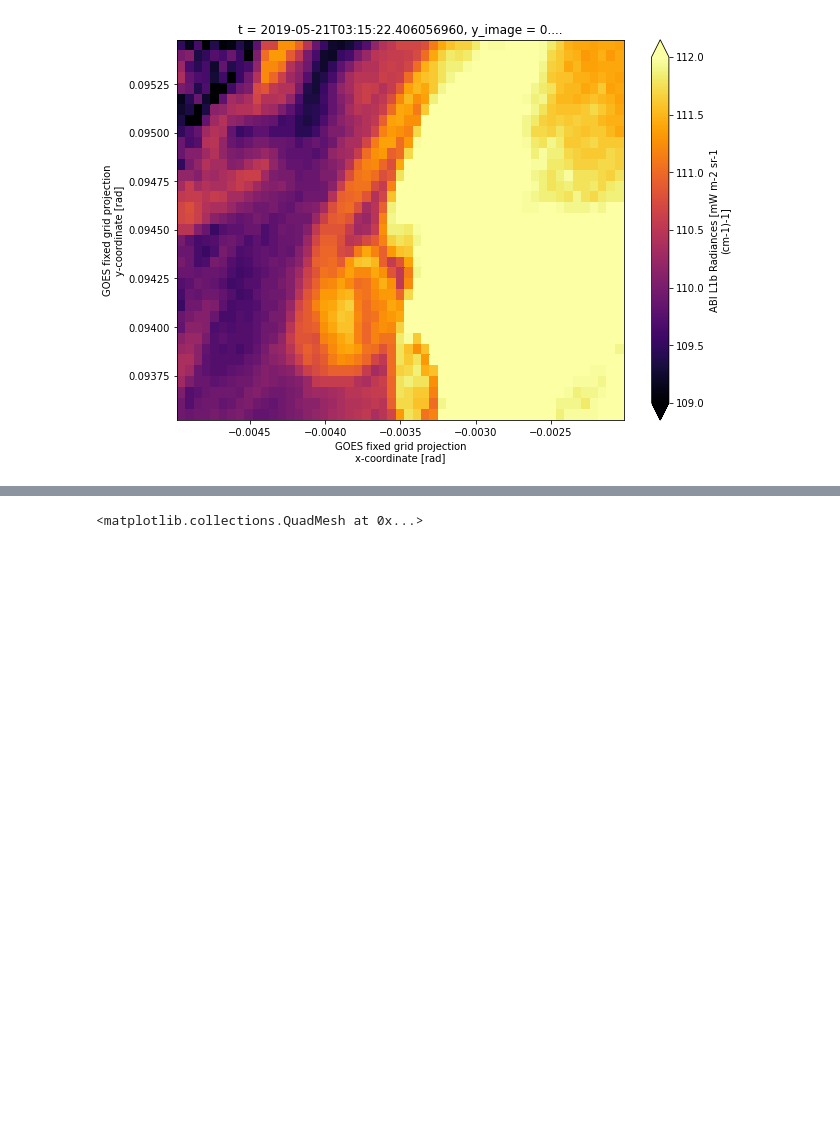
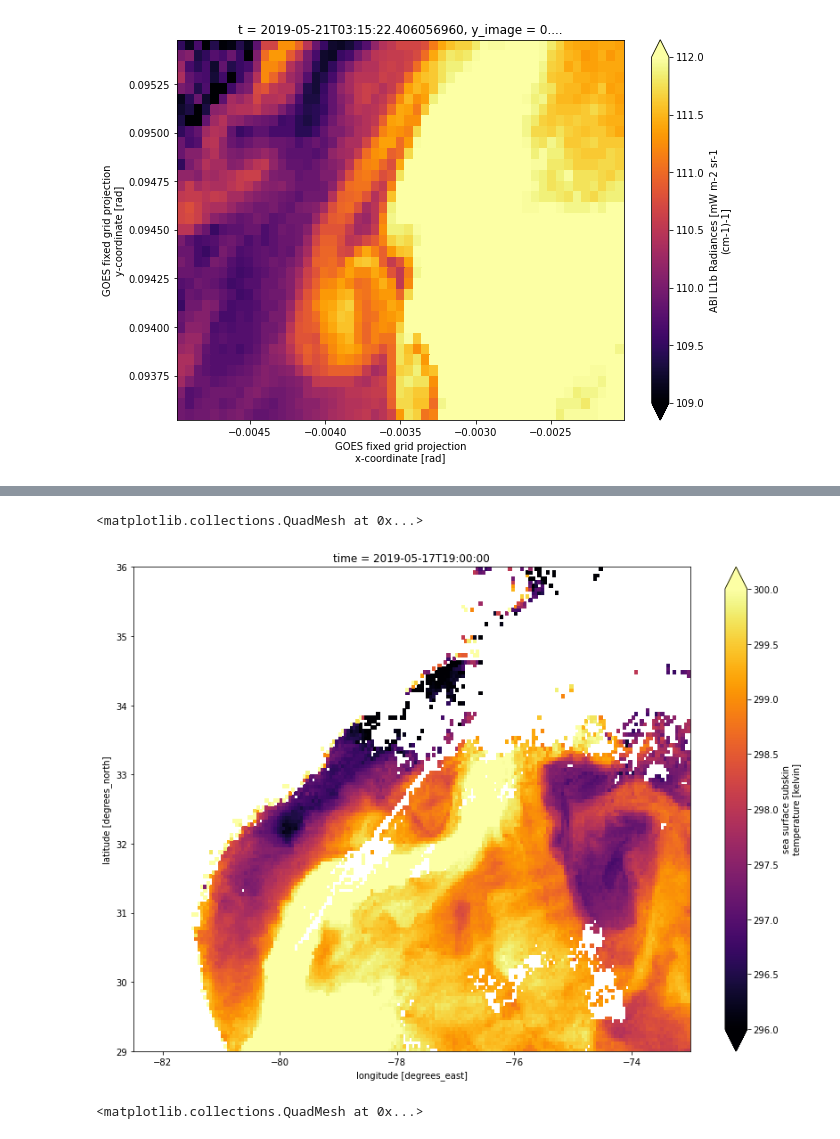
Before and after one commit to patrickcgray/sat_ocean_color, a Jupyter notebook: GOES_exploration.ipynb, the cells around one changed output, grey strips where cells are left out. Cells and saved outputs as stored; diff of their text form; code cells hidden in the pictures; blank space fills up the shorter version.

```diff
--- a/GOES_exploration.ipynb
+++ b/GOES_exploration.ipynb
@@ -103,3 +110,9 @@ Data variables:
+# %%
+ds_gs = ds_sst.sel( lat=slice(29, 36), lon=slice(-82.5,-73))
+ds_gs.sea_surface_temperature.plot(figsize=(14,10), vmin=296, vmax=300, cmap='inferno')
+# %% [output]
+<matplotlib.collections.QuadMesh at 0x...>
+[figure, added]
 # %%
 ds_gs = ds_sst.sel( lat=slice(29, 36), lon=slice(-82.5,-73))
 ds_gs.sea_surface_temperature.plot(figsize=(12,8), vmin=296, vmax=300, cmap='inferno')
```
Also changed, not shown: parts of 5 cells of this notebook.
